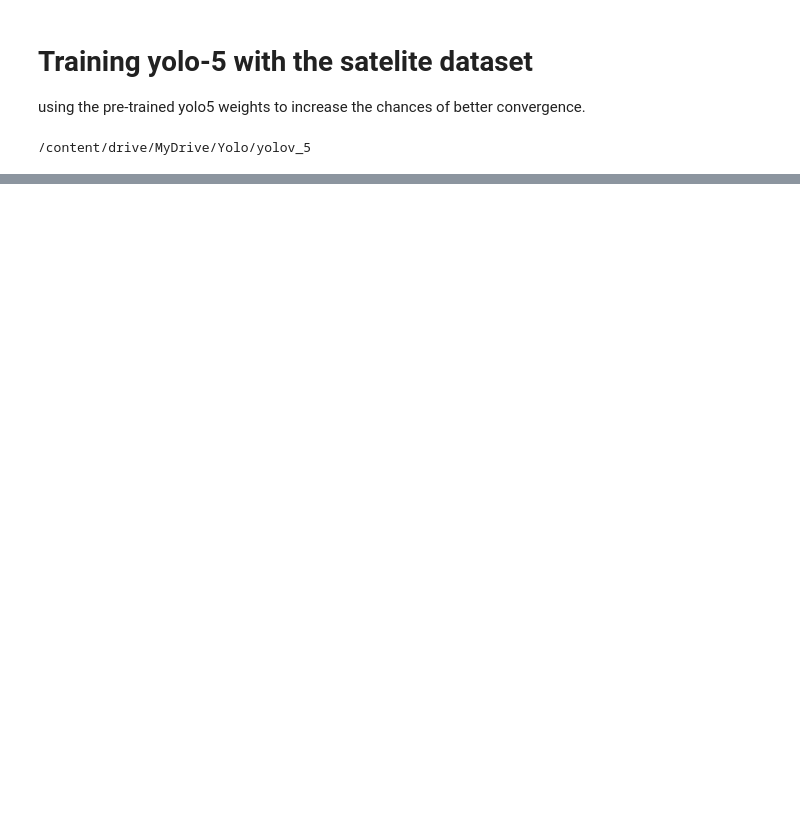
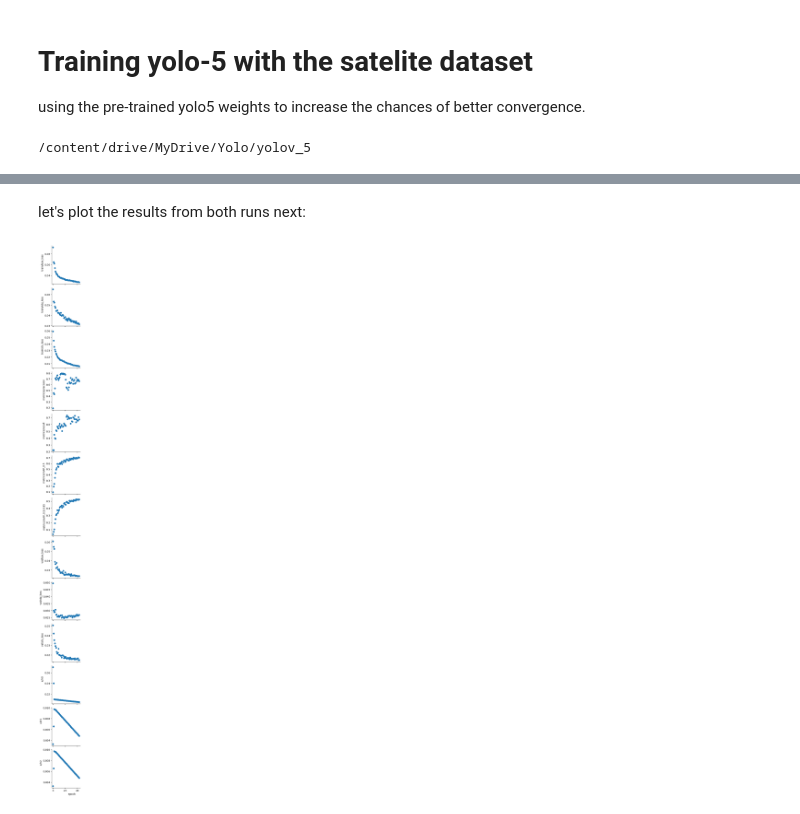
Before and after one commit to sheykh-8/object-detection-with-yolo, a Jupyter notebook: yolov5_training.ipynb, the cells around one changed output, grey strips where cells are left out. Saved outputs shown, nothing was run; the diff lists cells and outputs as text; code cells hidden in the pictures; blank space fills up the shorter version.

Commit message:
adding training results and plots for yolo-5

```diff
--- a/yolov5_training.ipynb
+++ b/yolov5_training.ipynb
@@ -99,0 +122,15 @@ Plotting labels to runs/train/exp9/labels.jpg...
+# %% [markdown]
+let's plot the results from both runs next:
+# %%
+import pandas as pd
+import matplotlib.pyplot as plt
+import seaborn as sns
+# results from the first train session:
+df = pd.read_csv('runs/train/exp13/results.csv')
+
+grid = sns.PairGrid(df, x_vars='               epoch', y_vars=df.columns[df.columns != "               epoch"])
+grid.map_diag(plt.hist)
+grid.map_offdiag(plt.scatter);
+plt.show()
+# %% [output]
+[figure, added]
```
Also changed, not shown: parts of 9 cells of this notebook.
